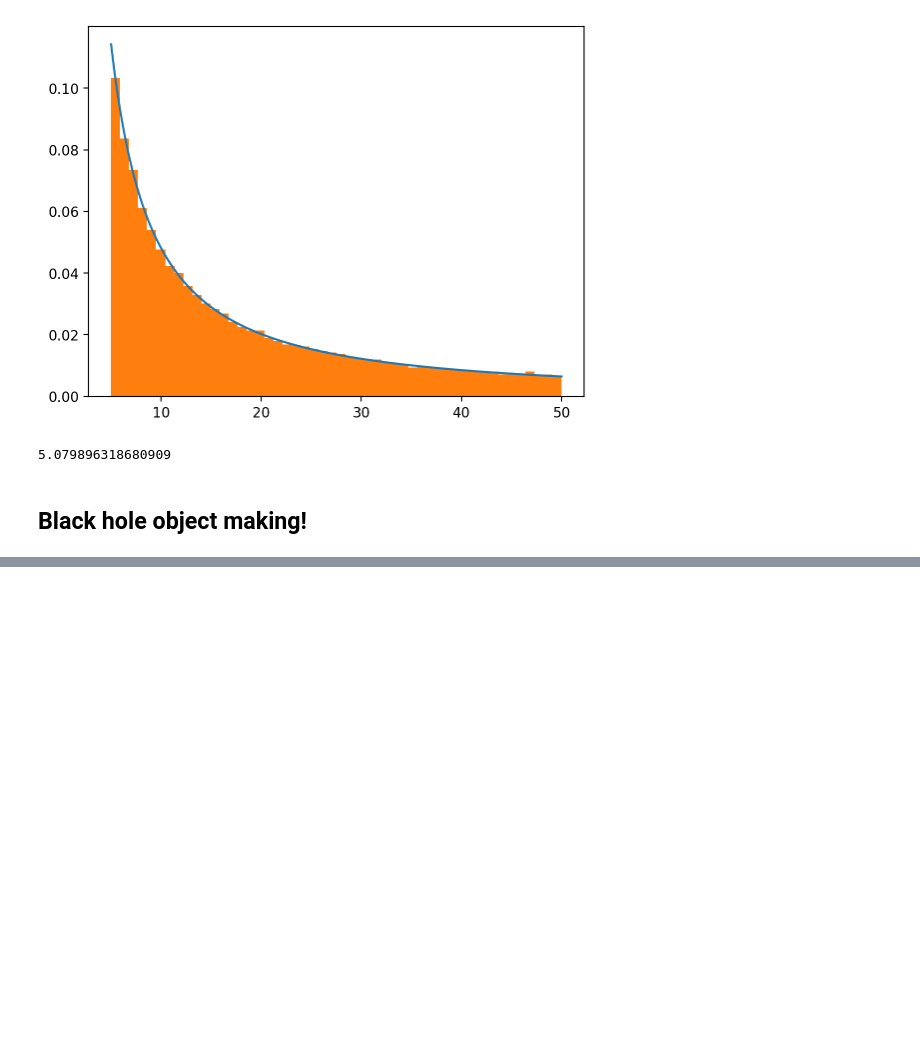
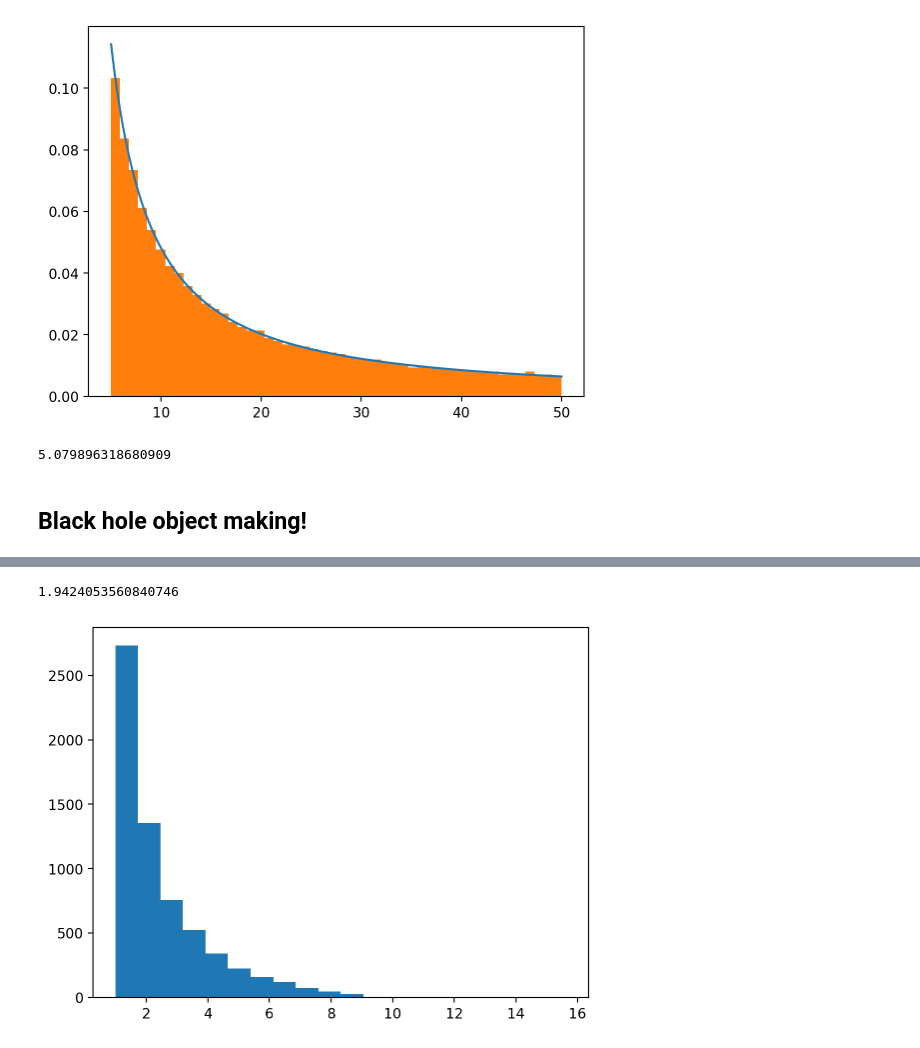
Before and after one commit to GersbachKa/BBH-kick-sim, a Jupyter notebook: [K]TestingSurfinBH.ipynb, the cells around one changed output, grey strips where cells are left out. Drawn from its saved outputs; the diff is of its cells as text; code cells hidden in the pictures; blank space fills up the shorter version.

```diff
--- a/[K]TestingSurfinBH.ipynb
+++ b/[K]TestingSurfinBH.ipynb
@@ -146,8 +146,9 @@ import sys
 sys.path.append('.')
 from BBH_kick_sim import Simulator
 # %%
-params = {'cluster_mass':1e6,'imf_alpha':2.25,'radius':0.5,'rand_spin_type':'zero'}
+params = {'cluster_mass':1e3,'imf_alpha':2.25,'rand_spin_type':'zero','radius':0.000001}
 test = Simulator.Simulator(params,print_missing=True)
+print(test.GC.v_esc)
 # %% [output]
 'min_bh_star' not set, defaulting to 10
 'bh_mass_frac' not set, defaulting to 0.5
@@ -224,0 +220,9 @@ print(np.sqrt(np.sum(np.square(chif))))
+# %%
+qs = np.array(test.collide_ratios)
+#qs =qs[qs>1.1]
+print(np.median(qs))
+plt.hist(qs,bins=20)
+plt.show()
+# %% [output]
+1.9424053560840746
+[figure, added]
```
Also changed, not shown: parts of 11 cells of this notebook, 2 other files.
